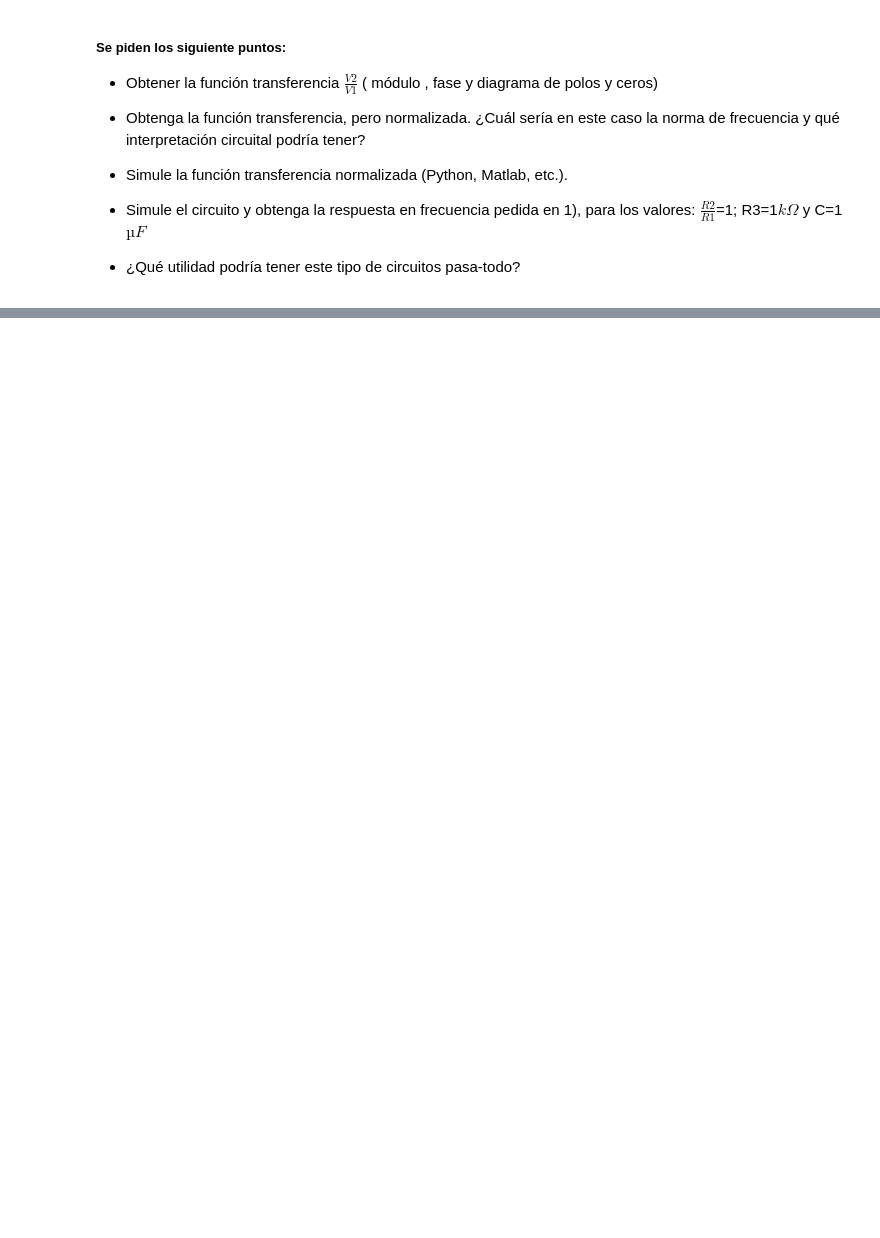
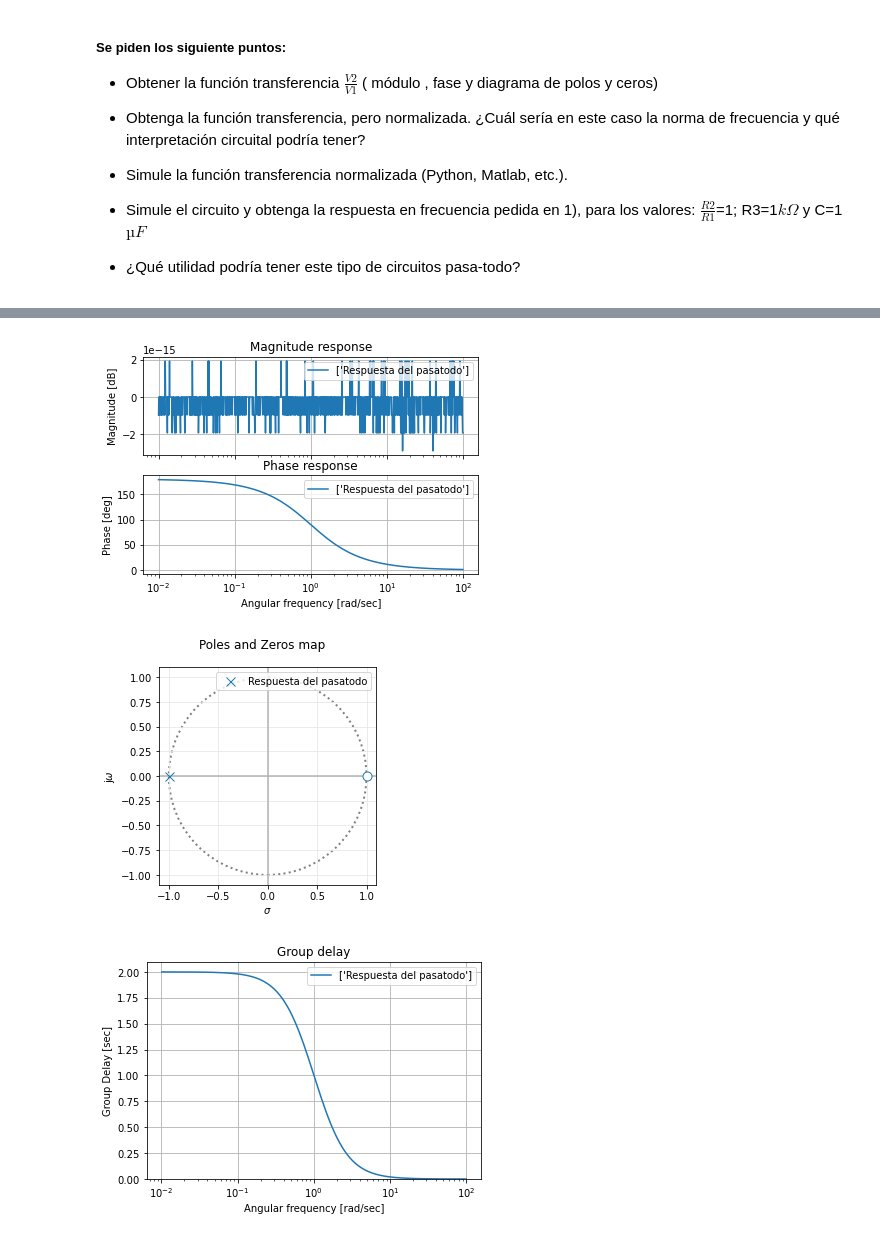
Before and after one commit to scasalbruno/TC2, a Jupyter notebook: TPS/TPS_1/Informe TPs 1.ipynb, the cells around one changed output, grey strips where cells are left out. Cells and saved outputs as stored; diff of their text form; code cells hidden in the pictures; blank space fills up the shorter version.

```diff
--- a/TPS/TPS_1/Informe TPs 1.ipynb
+++ b/TPS/TPS_1/Informe TPs 1.ipynb
@@ -17,0 +54,15 @@
+# %%
+import matplotlib.pyplot as plt
+import numpy as np
+import scipy.signal as sig
+from splane import analyze_sys, pretty_print_bicuad_omegayq
+
+num = np.array([1,-1])
+den = np.array([1,1])
+tsf = sig.TransferFunction(num,den)
+plt.close('all')
+analyze_sys(tsf, 'Respuesta del pasatodo')
+# %% [output]
+[figure, added]
+[figure, added]
+[figure, added]
```
Also changed, not shown: parts of 5 cells of this notebook.
